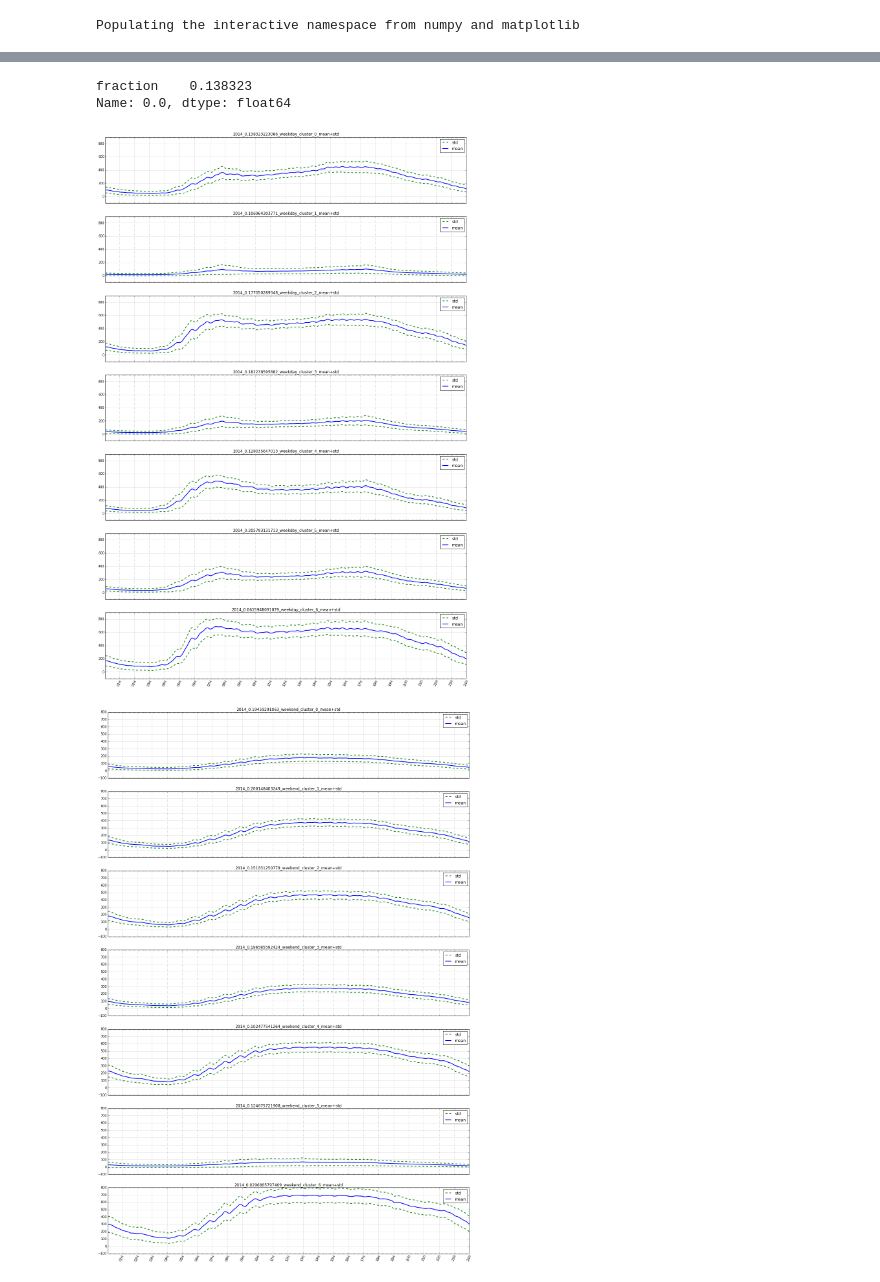
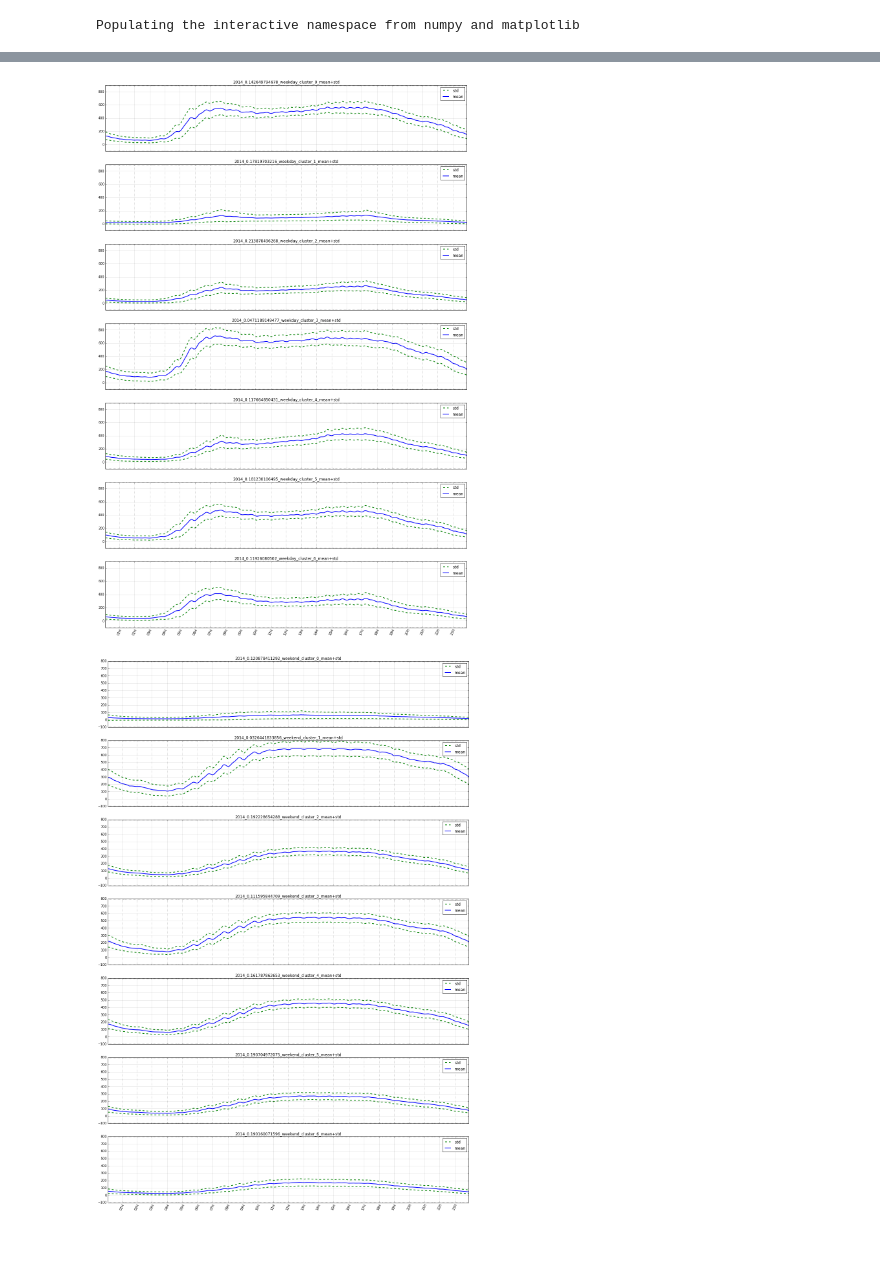
Before and after one commit to conwaywong/dse_capstone, a Jupyter notebook: final/StationDayKMeans.ipynb, the cells around one changed output, grey strips where cells are left out. Drawn from its saved outputs; the diff is of its cells as text; code cells hidden in the pictures; blank space fills up the shorter version.

```diff
--- a/final/StationDayKMeans.ipynb
+++ b/final/StationDayKMeans.ipynb
@@ -81,9 +81,3 @@ b_df
-# %%
-f_value= a_df.iloc[0]
-f_value
-# %% [output]
-fraction    0.138323
-Name: 0.0, dtype: float64
 # %%
 rows= 7
 columns= 2
@@ -93,13 +87,14 @@ partitions= ['weekday', 'weekend']
 figsize= (20, 30)
 
 fig, axes = plt.subplots(nrows=rows, ncols=1, sharex=True, sharey=True, figsize=figsize)
+values_start_idx= 7
 for row in xrange(0, rows):
     c= clusters[row]
     p= partitions[0]
     f_value= a_df.iloc[row].values[0]
     df= pd.read_csv('./data/kmeans/{}/total_flow_{}_label_stats.kmeans_2014_{}.csv'.format(p, c, p), header= None)
-    m_mean_vector= df.iloc[0].values
-    m_std_vector= np.sqrt(df.iloc[1]).values
+    m_mean_vector= df.iloc[0].values[values_start_idx:]
+    m_std_vector= np.sqrt(df.iloc[1]).values[values_start_idx:]
     #
     msub_vec= m_mean_vector - m_std_vector
     madd_vec= m_mean_vector + m_std_vector
@@ -111,34 +106,34 @@ for row in xrange(0, rows):
     ax.legend()
     #
     m_title= '2014_{}_{}_{}_mean+std'.format(f_value, p, c)
     ax.set_title(m_title)
     #
     set_xaxis(ax, len(m_mean_vector))
 fig.savefig('2014_weekday_kmeans.png')
 
 fig, axes = plt.subplots(nrows=rows, ncols=1, sharex=True, sharey=True, figsize=figsize)
 for row in xrange(0, rows):
     c= clusters[row]
     p= partitions[1]
     f_value= b_df.iloc[row].values[0]
     df= pd.read_csv('./data/kmeans/{}/total_flow_{}_label_stats.kmeans_2014_{}.csv'.format(p, c, p), header= None)
-    m_mean_vector= df.iloc[0].values
-    m_std_vector= np.sqrt(df.iloc[1]).values
+    m_mean_vector= df.iloc[0].values[values_start_idx:]
+    m_std_vector= np.sqrt(df.iloc[1]).values[values_start_idx:]
     #
     msub_vec= m_mean_vector - m_std_vector
     madd_vec= m_mean_vector + m_std_vector
     #
     ax= axes[row]
     ax.plot(msub_vec, c='green', ls='dashed', lw=2.0, label='std')
     ax.plot(m_mean_vector, c='blue', lw=2.0, label='mean')
     ax.plot(madd_vec, c='green', ls='dashed', lw=2.0)
     ax.legend()
     #
     m_title= '2014_{}_{}_{}_mean+std'.format(f_value, p, c)
     ax.set_title(m_title)
     #
     set_xaxis(ax, len(m_mean_vector))
 fig.savefig('2014_weekend_kmeans.png')
 # %% [output]
-[figure, old version]
+[figure, new version]
-[figure, old version]
+[figure, new version]
```
Also changed, not shown: parts of 5 cells of this notebook, 21 other files.
